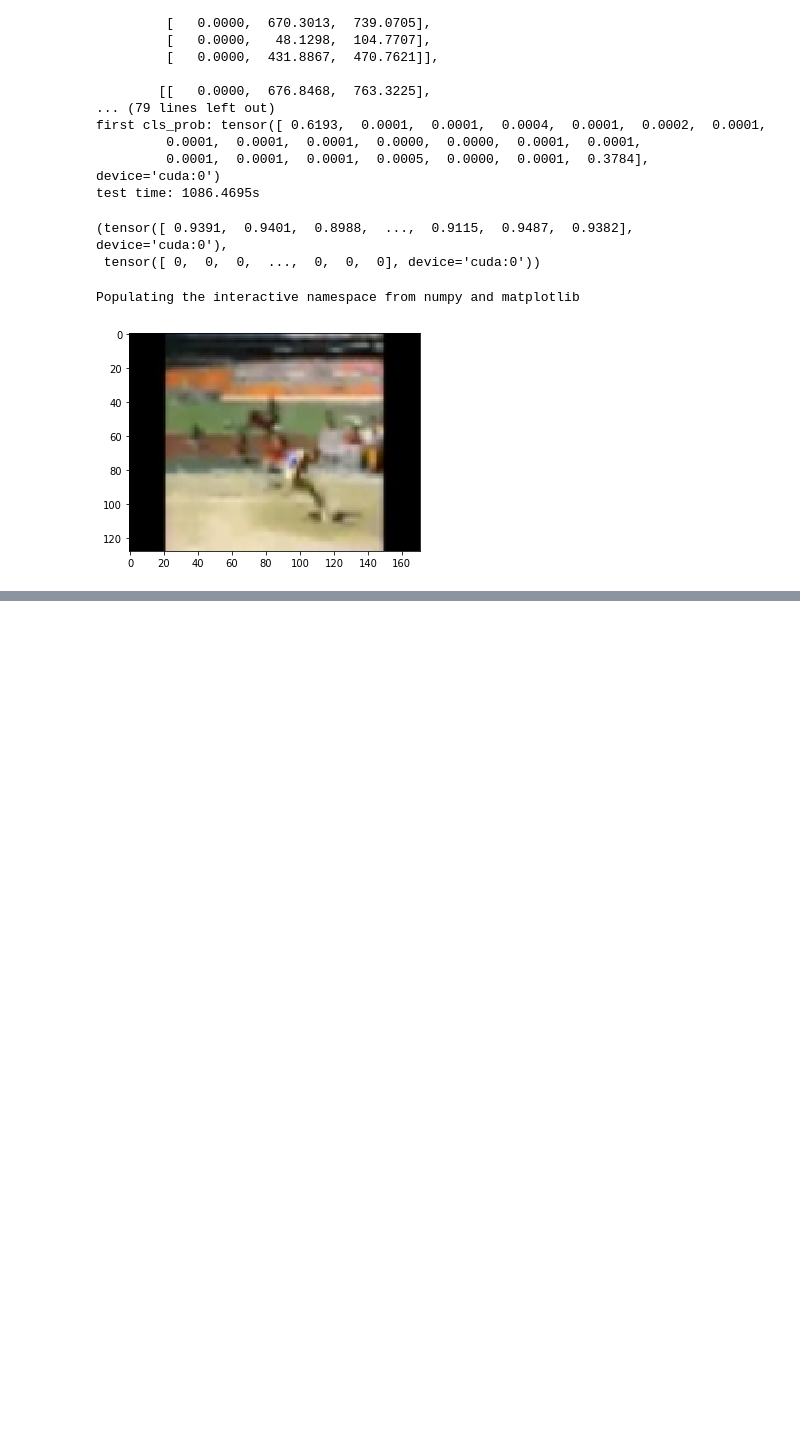
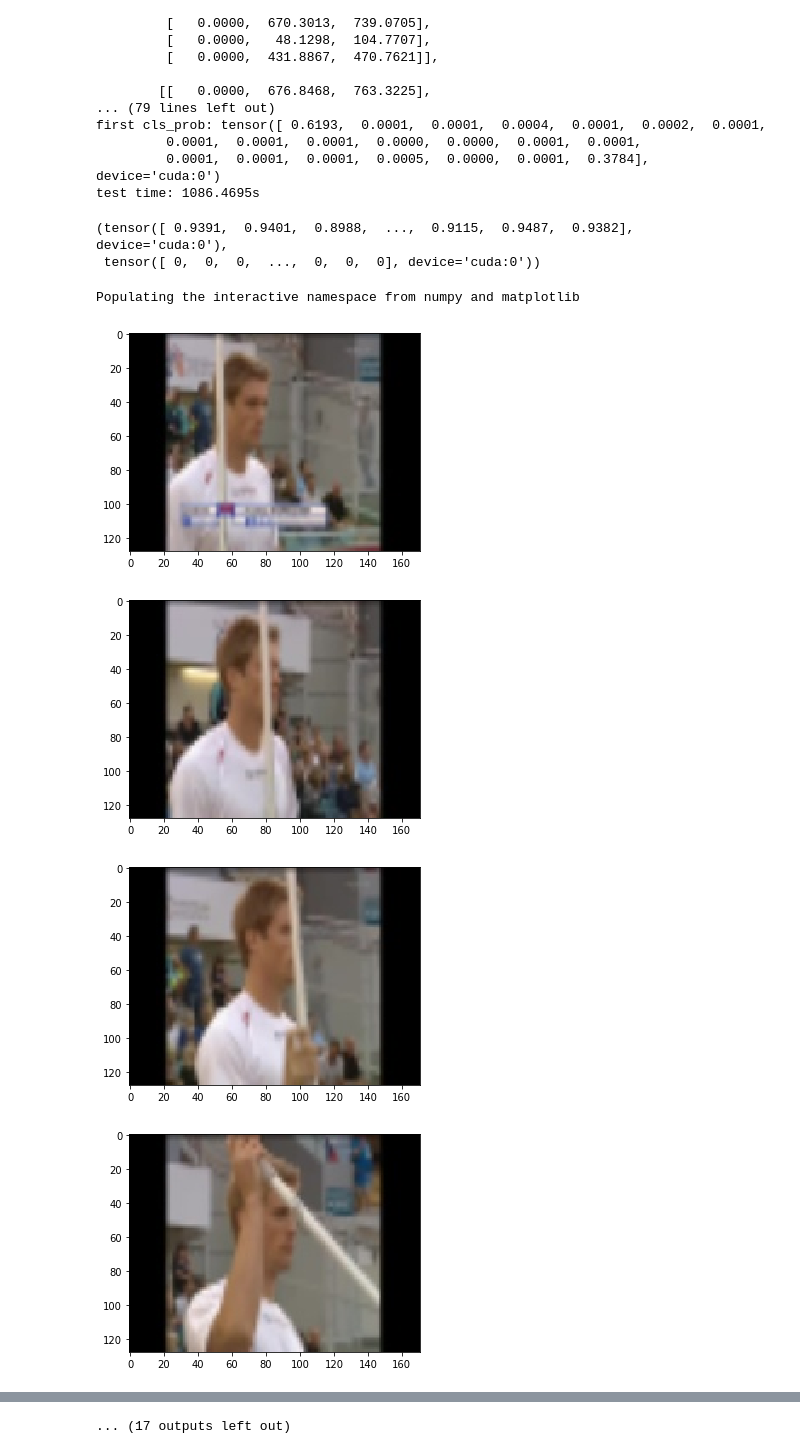
Before and after one commit to bcliu/few-shot-activity-localization, a Jupyter notebook: rc3d-chen/test_net.ipynb, the cells around one changed output, grey strips where cells are left out. Cells and saved outputs as stored; diff of their text form; code cells hidden in the pictures; blank space fills up the shorter version.

Commit message:
Test notebook update

```diff
--- a/rc3d-chen/test_net.ipynb
+++ b/rc3d-chen/test_net.ipynb
@@ -429,12 +429,17 @@ fewshot_pred
 # %%
 %pylab inline
 import cv2
 import matplotlib.pyplot as plt
+from os.path import join
 
-im = cv2.imread('/home/vltava/disk2/THUMOS14_valtest_combined_fewshot/frames/test/video_test_0000379/image_00900.jpg')
-
-plt.imshow(cv2.cvtColor(im, cv2.COLOR_BGR2RGB))
-plt.show()
+folder = '/home/vltava/disk2/THUMOS14_valtest_combined_fewshot/frames/test/video_validation_0000419/'
+for i in range(10, 38):
+    im = cv2.imread(join(folder, f'image_00{i * 20}.jpg'))
+    plt.imshow(cv2.cvtColor(im, cv2.COLOR_BGR2RGB))
+    plt.show()
 # %% [output]
 Populating the interactive namespace from numpy and matplotlib
-[figure, old version]
+[figure, new version]
+[figure, added]
+[figure, added]
+[figure, added]
@@ -440,0 +453 @@ Populating the interactive namespace from numpy and matplotlib
+... (17 outputs left out)
```
Also changed, not shown: parts of 1 cell of this notebook.
